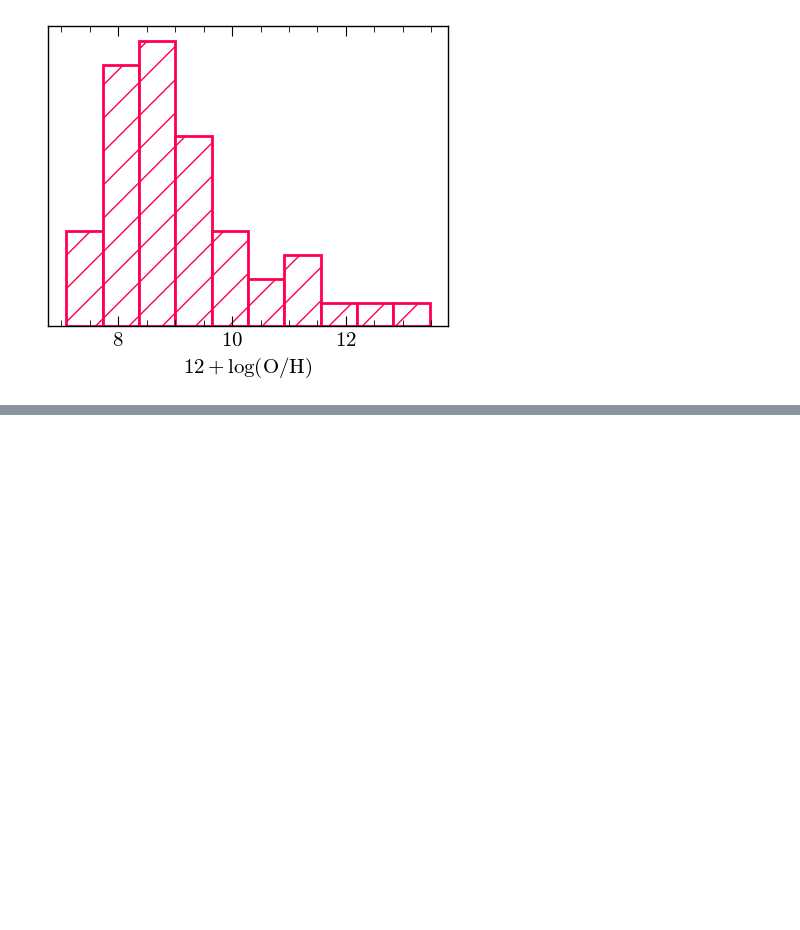
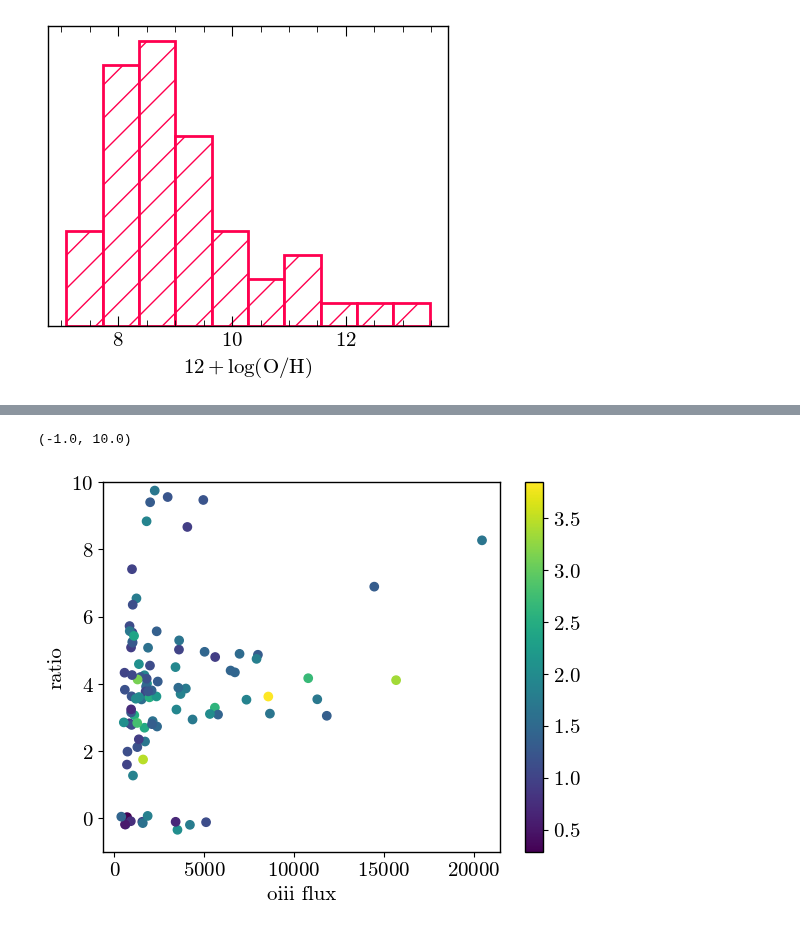
Before and after one commit to 0hardytom/eelgs, a Jupyter notebook: notebooks/week5-6/result_plotter.ipynb, the cells around one changed output, grey strips where cells are left out. Saved outputs shown, nothing was run; the diff lists cells and outputs as text; code cells hidden in the pictures; blank space fills up the shorter version.

```diff
--- a/notebooks/week5-6/result_plotter.ipynb
+++ b/notebooks/week5-6/result_plotter.ipynb
@@ -349,0 +359,13 @@ Table length=28
+# %%
+mask = np.isfinite(tab['oiii5007_flux']/tab['oiii4959_flux'])
+ratio = (tab['oiii5007_flux']/tab['oiii4959_flux'])[mask]
+eqwidth = np.log10(tab['oiii5007_ew'])
+# plt.hist(ratio, bins=np.linspace(0,5,13))
+plt.scatter(tab['oiii5007_flux'][mask],ratio, c=eqwidth[mask])
+plt.colorbar()
+plt.ylabel('ratio')
+plt.xlabel('oiii flux')
+plt.ylim(-1,10)
+# %% [output]
+(-1.0, 10.0)
+[figure, added]
```
Also changed, not shown: parts of 2 cells of this notebook.
